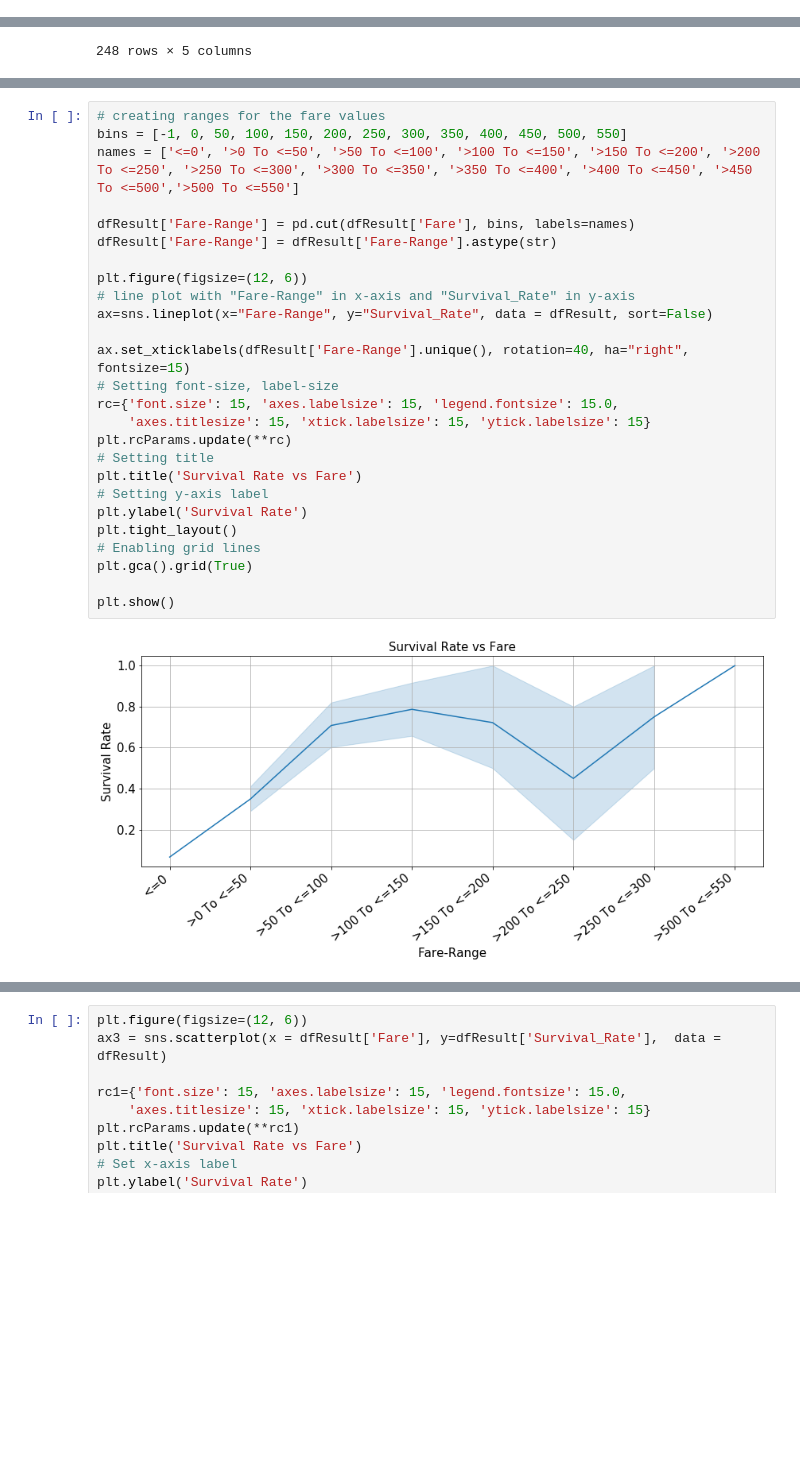
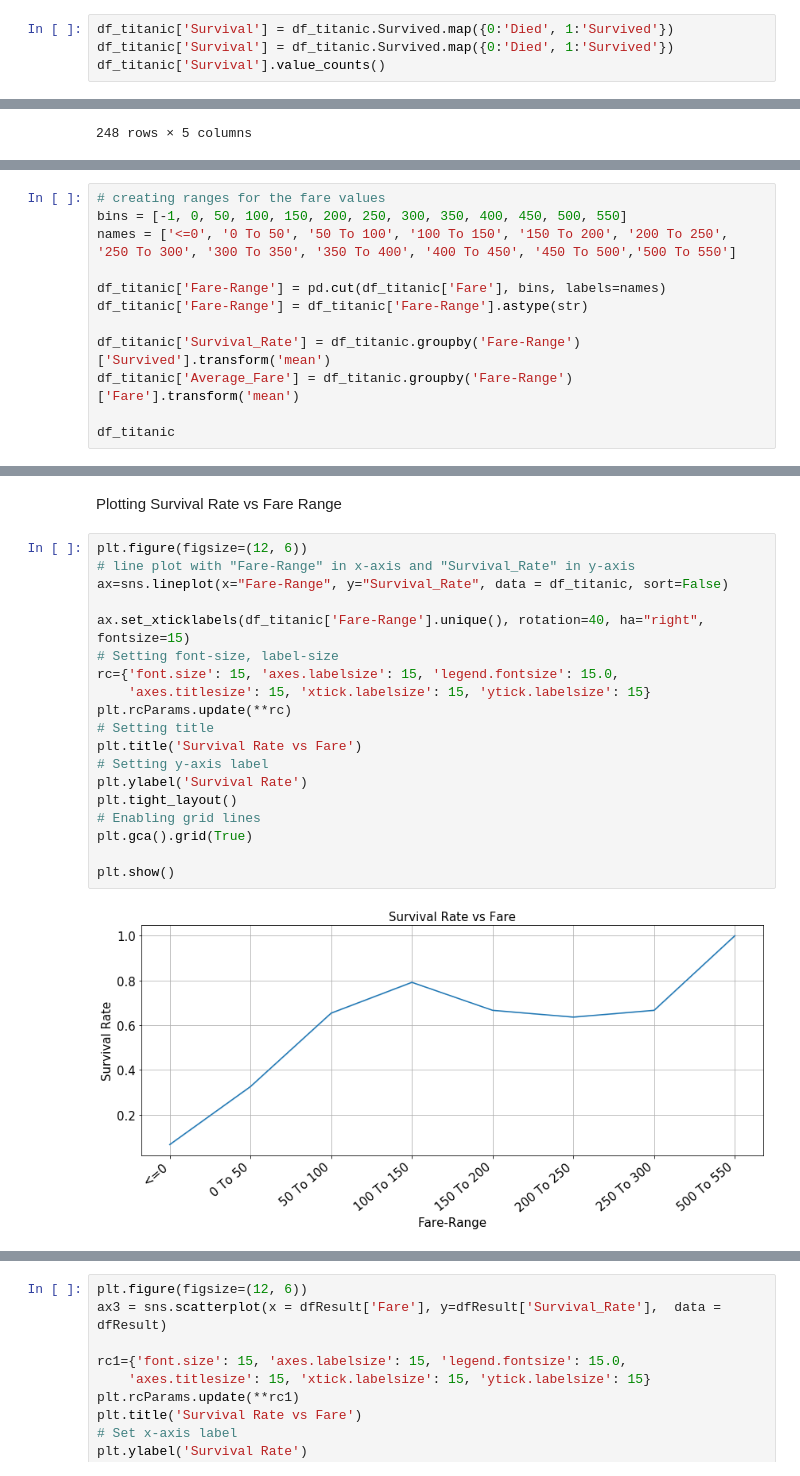
Before and after one commit to USF-CS-663-Spring-2020/lab-02-titanic-aarthi-parthipan, a Jupyter notebook: lab-02-titanic-aarthi-parthipan.ipynb, the cells around one changed output, grey strips where cells are left out. Cells and saved outputs as stored; diff of their text form; blank space fills up the shorter version.

```diff
--- a/lab-02-titanic-aarthi-parthipan.ipynb
+++ b/lab-02-titanic-aarthi-parthipan.ipynb
@@ -45,0 +55,4 @@ df_titanic.describe()
+# %%
+df_titanic['Survival'] = df_titanic.Survived.map({0:'Died', 1:'Survived'})
+df_titanic['Survival'] = df_titanic.Survived.map({0:'Died', 1:'Survived'})
+df_titanic['Survival'].value_counts()
@@ -104,0 +112,12 @@ dfResult
+# %%
+# creating ranges for the fare values
+bins = [-1, 0, 50, 100, 150, 200, 250, 300, 350, 400, 450, 500, 550]
+names = ['<=0', '0 To 50', '50 To 100', '100 To 150', '150 To 200', '200 To 250', '250 To 300', '300 To 350', '350 To 400', '400 To 450', '450 To 500','500 To 550']
+
+df_titanic['Fare-Range'] = pd.cut(df_titanic['Fare'], bins, labels=names)
+df_titanic['Fare-Range'] = df_titanic['Fare-Range'].astype(str)
+
+df_titanic['Survival_Rate'] = df_titanic.groupby('Fare-Range')['Survived'].transform('mean')
+df_titanic['Average_Fare'] = df_titanic.groupby('Fare-Range')['Fare'].transform('mean')
+
+df_titanic
@@ -105,28 +138,23 @@ dfResult
+# %% [markdown]
+Plotting Survival Rate vs Fare Range
 # %%
-# creating ranges for the fare values
-bins = [-1, 0, 50, 100, 150, 200, 250, 300, 350, 400, 450, 500, 550]
-names = ['<=0', '>0 To <=50', '>50 To <=100', '>100 To <=150', '>150 To <=200', '>200 To <=250', '>250 To <=300', '>300 To <=350', '>350 To <=400', '>400 To <=450', '>450 To <=500','>500 To <=550']
-
-dfResult['Fare-Range'] = pd.cut(dfResult['Fare'], bins, labels=names)
-dfResult['Fare-Range'] = dfResult['Fare-Range'].astype(str)
-
 plt.figure(figsize=(12, 6))
 # line plot with "Fare-Range" in x-axis and "Survival_Rate" in y-axis
-ax=sns.lineplot(x="Fare-Range", y="Survival_Rate", data = dfResult, sort=False)
+ax=sns.lineplot(x="Fare-Range", y="Survival_Rate", data = df_titanic, sort=False)
 
-ax.set_xticklabels(dfResult['Fare-Range'].unique(), rotation=40, ha="right", fontsize=15)
+ax.set_xticklabels(df_titanic['Fare-Range'].unique(), rotation=40, ha="right", fontsize=15)
 # Setting font-size, label-size
 rc={'font.size': 15, 'axes.labelsize': 15, 'legend.fontsize': 15.0,
     'axes.titlesize': 15, 'xtick.labelsize': 15, 'ytick.labelsize': 15}
 plt.rcParams.update(**rc)
 # Setting title
 plt.title('Survival Rate vs Fare')
 # Setting y-axis label
 plt.ylabel('Survival Rate')
 plt.tight_layout()
 # Enabling grid lines
 plt.gca().grid(True)
 
 plt.show()
 # %% [output]
-[figure, old version]
+[figure, new version]
```
Also changed, not shown: parts of 27 cells of this notebook.
